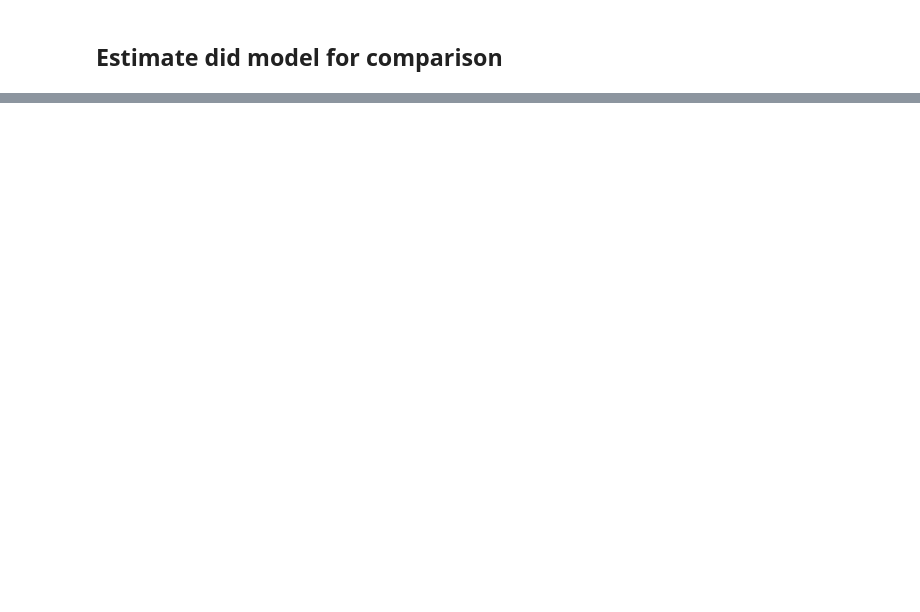
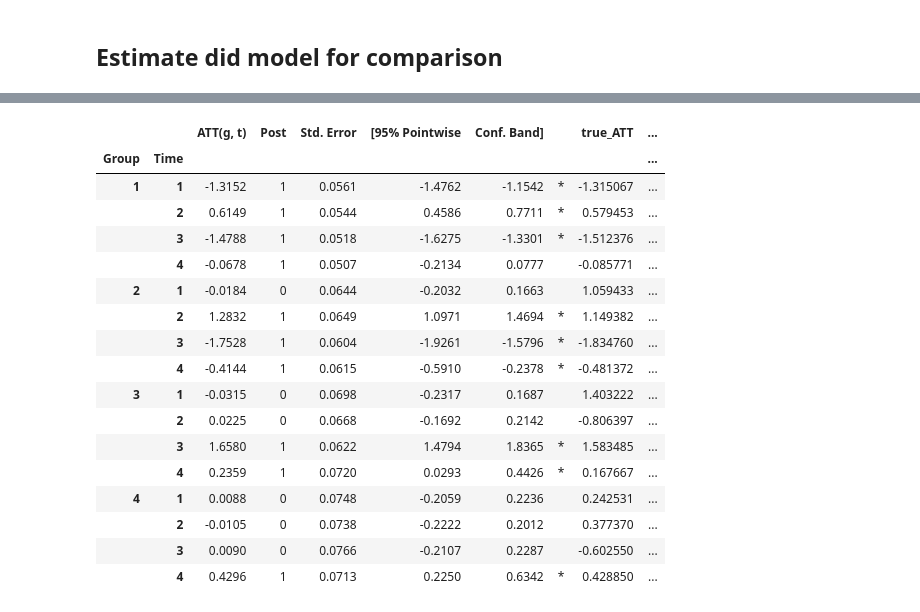
Before and after one commit to hstorm/causal_PP, a Jupyter notebook: notebooks/joint_causal_models.ipynb, the cells around one changed output, grey strips where cells are left out. Saved outputs shown, nothing was run; the diff lists cells and outputs as text; code cells hidden in the pictures; blank space fills up the shorter version.

```diff
--- a/notebooks/joint_causal_models.ipynb
+++ b/notebooks/joint_causal_models.ipynb
@@ -441,0 +735,14 @@ plt.show()
+# %%
+out = ATTgt(yname = "Y",
+              gname = "first_treatment",
+              idname = "individual",
+              tname = "time",
+              xformla = f"Y~1",
+              data = data,
+              ).fit(est_method = 'dr')
+df_out = out.summ_attgt().summary2
+
+df_out['true_ATT'] = ATT_true.flatten()
+df_out.set_index(['Group', 'Time'], inplace=True)
+
+df_out
@@ -441,0 +768,29 @@ plt.show()
+# %%
+# Derive true ATT for the three different categories of the categorical covariate (0, 1, 2)
+ATT_W_low_true = bATT_E_true * np.percentile(E_syn, 10)  + ATT_true
+ATT_W_medium_true = bATT_E_true * np.percentile(E_syn, 50)  + ATT_true
+ATT_W_high_true = bATT_E_true * np.percentile(E_syn, 90)  + ATT_true
+
+df_out["ATT_W_low_true"] = ATT_W_low_true.flatten()
+df_out["ATT_W_medium_true"] = ATT_W_medium_true.flatten()
+df_out["ATT_W_high_true"] = ATT_W_high_true.flatten()
+df_out
+# %% [output]
+|  |  | ATT(g, t) | Post | Std. Error | [95% Pointwise | Conf. Band] |  | true_ATT | ... |
+| Group | Time |  |  |  |  |  |  |  | ... |
+| 1 | 1 | -1.3152 | 1 | 0.0561 | -1.4762 | -1.1542 | * | -1.315067 | ... |
+|  | 2 | 0.6149 | 1 | 0.0544 | 0.4586 | 0.7711 | * | 0.579453 | ... |
+|  | 3 | -1.4788 | 1 | 0.0518 | -1.6275 | -1.3301 | * | -1.512376 | ... |
+|  | 4 | -0.0678 | 1 | 0.0507 | -0.2134 | 0.0777 |  | -0.085771 | ... |
+| 2 | 1 | -0.0184 | 0 | 0.0644 | -0.2032 | 0.1663 |  | 1.059433 | ... |
+|  | 2 | 1.2832 | 1 | 0.0649 | 1.0971 | 1.4694 | * | 1.149382 | ... |
+|  | 3 | -1.7528 | 1 | 0.0604 | -1.9261 | -1.5796 | * | -1.834760 | ... |
+|  | 4 | -0.4144 | 1 | 0.0615 | -0.5910 | -0.2378 | * | -0.481372 | ... |
+| 3 | 1 | -0.0315 | 0 | 0.0698 | -0.2317 | 0.1687 |  | 1.403222 | ... |
+|  | 2 | 0.0225 | 0 | 0.0668 | -0.1692 | 0.2142 |  | -0.806397 | ... |
+|  | 3 | 1.6580 | 1 | 0.0622 | 1.4794 | 1.8365 | * | 1.583485 | ... |
+|  | 4 | 0.2359 | 1 | 0.0720 | 0.0293 | 0.4426 | * | 0.167667 | ... |
+| 4 | 1 | 0.0088 | 0 | 0.0748 | -0.2059 | 0.2236 |  | 0.242531 | ... |
+|  | 2 | -0.0105 | 0 | 0.0738 | -0.2222 | 0.2012 |  | 0.377370 | ... |
+|  | 3 | 0.0090 | 0 | 0.0766 | -0.2107 | 0.2287 |  | -0.602550 | ... |
+|  | 4 | 0.4296 | 1 | 0.0713 | 0.2250 | 0.6342 | * | 0.428850 | ... |
```
Also changed, not shown: parts of 26 cells of this notebook.
